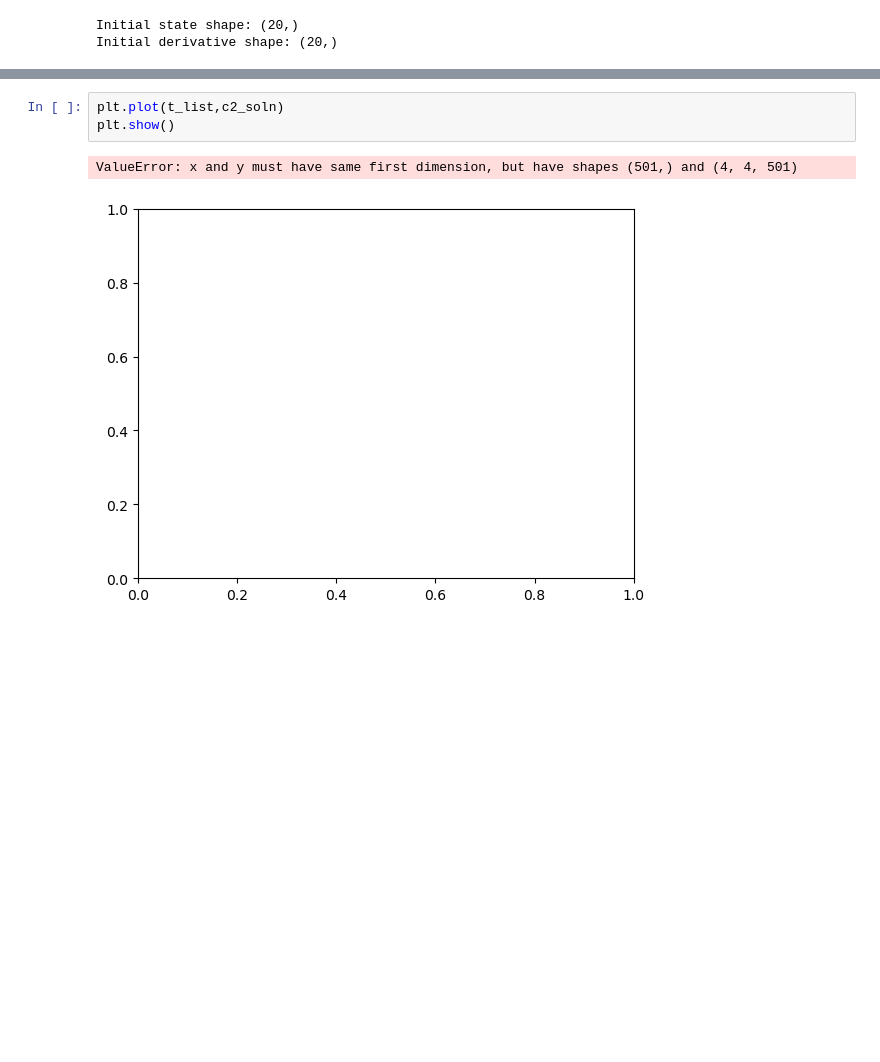
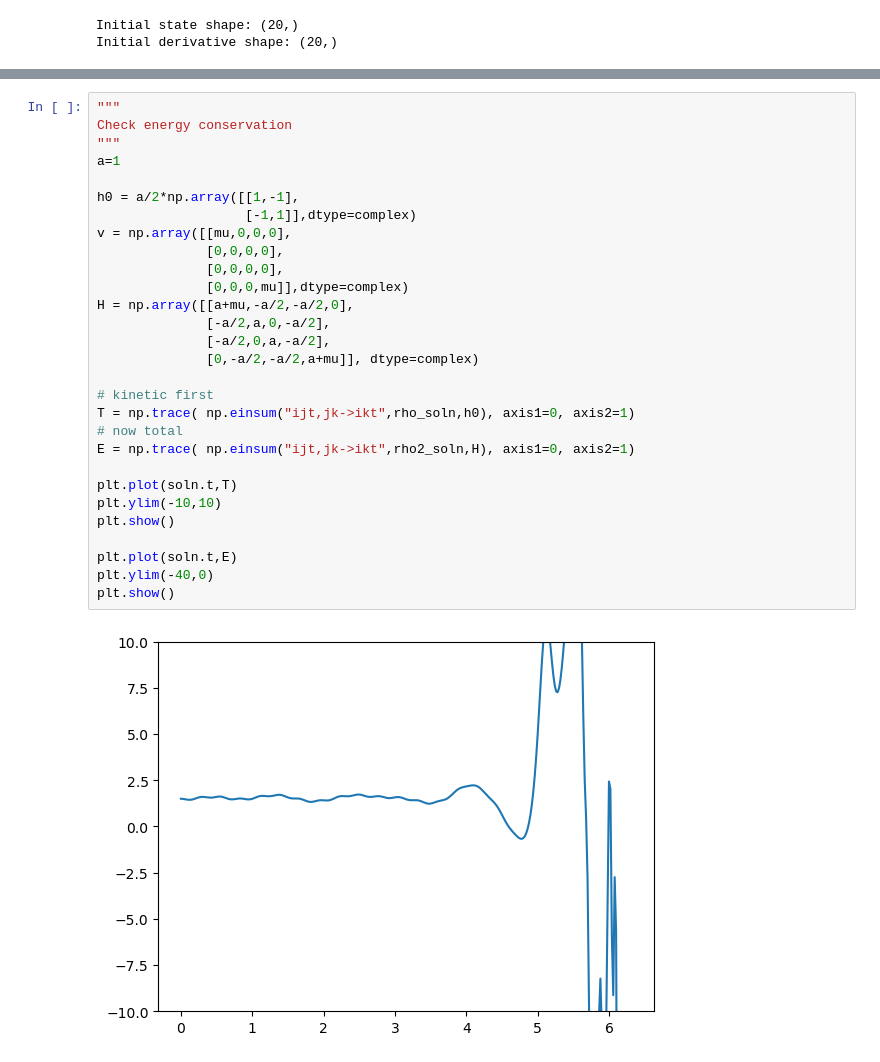
Before and after one commit to annabirke/Honours_entangle_magic, a Jupyter notebook: TDDM_23July.ipynb, the cells around one changed output, grey strips where cells are left out. Saved outputs shown, nothing was run; the diff lists cells and outputs as text; blank space fills up the shorter version.

```diff
--- a/TDDM_23July.ipynb
+++ b/TDDM_23July.ipynb
@@ -162,6 +192,31 @@ plt.show()
-# %%
-plt.plot(t_list,c2_soln)
-plt.show()
-# %% [output]
-ValueError: x and y must have same first dimension, but have shapes (501,) and (4, 4, 501)
-[figure, removed]
+# %%
+"""
+Check energy conservation
+"""
+a=1
+
+h0 = a/2*np.array([[1,-1],
+                   [-1,1]],dtype=complex)
+v = np.array([[mu,0,0,0],
+              [0,0,0,0],
+              [0,0,0,0],
+              [0,0,0,mu]],dtype=complex)
+H = np.array([[a+mu,-a/2,-a/2,0],
+              [-a/2,a,0,-a/2],
+              [-a/2,0,a,-a/2],
+              [0,-a/2,-a/2,a+mu]], dtype=complex)
+
+# kinetic first
+T = np.trace( np.einsum("ijt,jk->ikt",rho_soln,h0), axis1=0, axis2=1)
+# now total
+E = np.trace( np.einsum("ijt,jk->ikt",rho2_soln,H), axis1=0, axis2=1)
+
+plt.plot(soln.t,T)
+plt.ylim(-10,10)
+plt.show()
+
+plt.plot(soln.t,E)
+plt.ylim(-40,0)
+plt.show()
+# %% [output]
+[figure, added]
```
Also changed, not shown: parts of 8 cells of this notebook, 2 other files.
